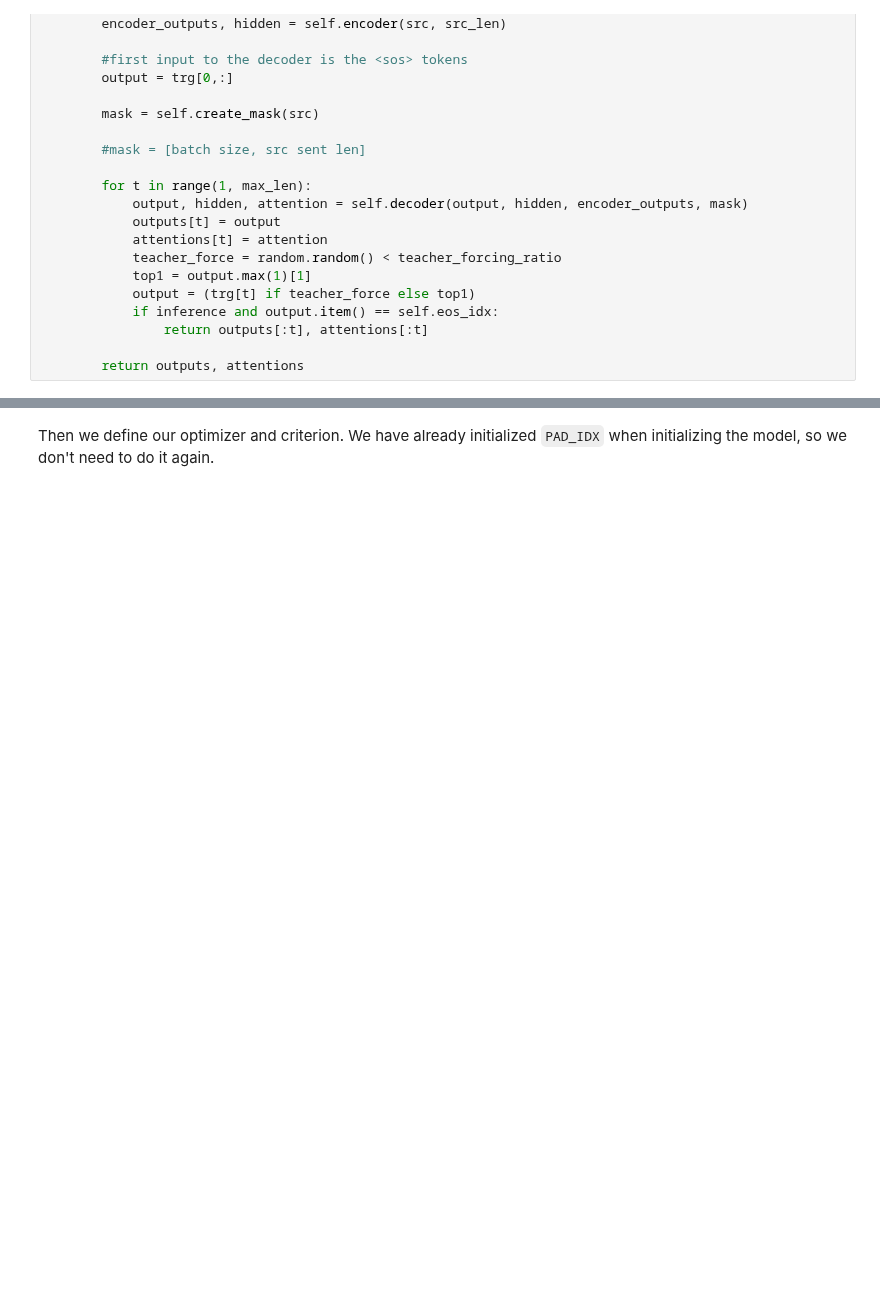
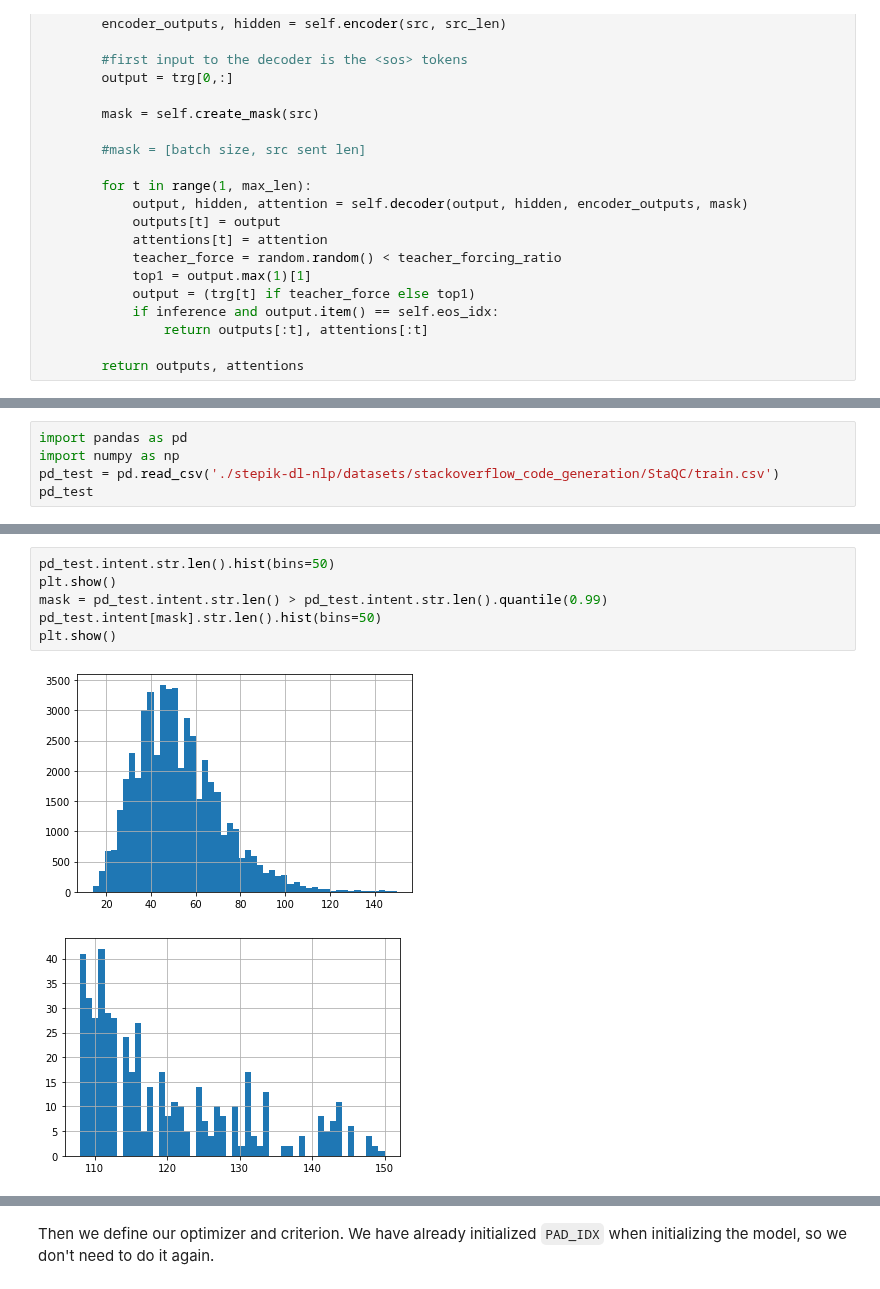
Before and after one commit to wisoffe/Courses, a Jupyter notebook: Stepik. Neural networks and NLP/stepik-nn-and-nlp 5.5.final-hw1 (seq2seq-stackovf).ipynb, the cells around one changed output, grey strips where cells are left out. Cells and saved outputs as stored; diff of their text form; blank space fills up the shorter version.

Commit message:
Stepik. NN and NLP (Complete 5.5.Final-hw1)

```diff
--- a/Stepik. Neural networks and NLP/stepik-nn-and-nlp 5.5.final-hw1 (seq2seq-stackovf).ipynb
+++ b/Stepik. Neural networks and NLP/stepik-nn-and-nlp 5.5.final-hw1 (seq2seq-stackovf).ipynb
@@ -401,0 +840,5 @@ class Seq2Seq(nn.Module):
+# %%
+import pandas as pd
+import numpy as np
+pd_test = pd.read_csv('./stepik-dl-nlp/datasets/stackoverflow_code_generation/StaQC/train.csv')
+pd_test
@@ -401,0 +859,9 @@ class Seq2Seq(nn.Module):
+# %%
+pd_test.intent.str.len().hist(bins=50)
+plt.show()
+mask = pd_test.intent.str.len() > pd_test.intent.str.len().quantile(0.99)
+pd_test.intent[mask].str.len().hist(bins=50)
+plt.show()
+# %% [output]
+[figure, added]
+[figure, added]
```
Also changed, not shown: parts of 76 cells of this notebook.
